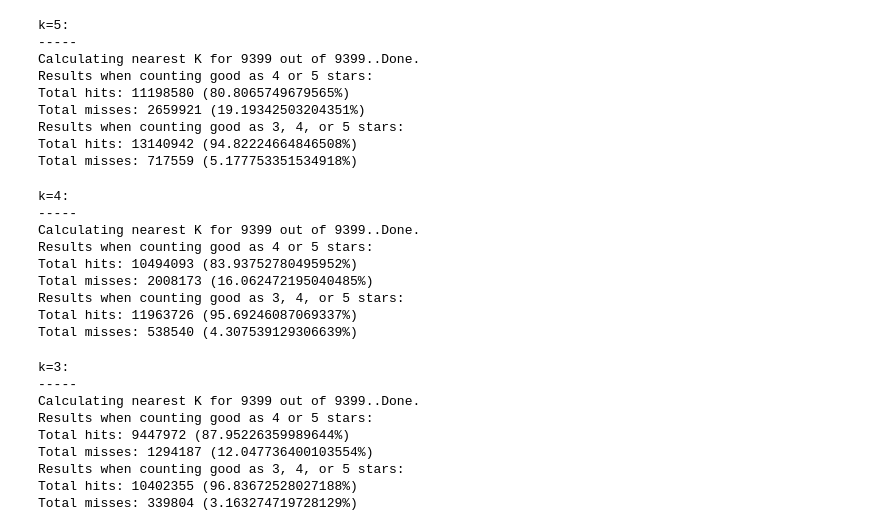
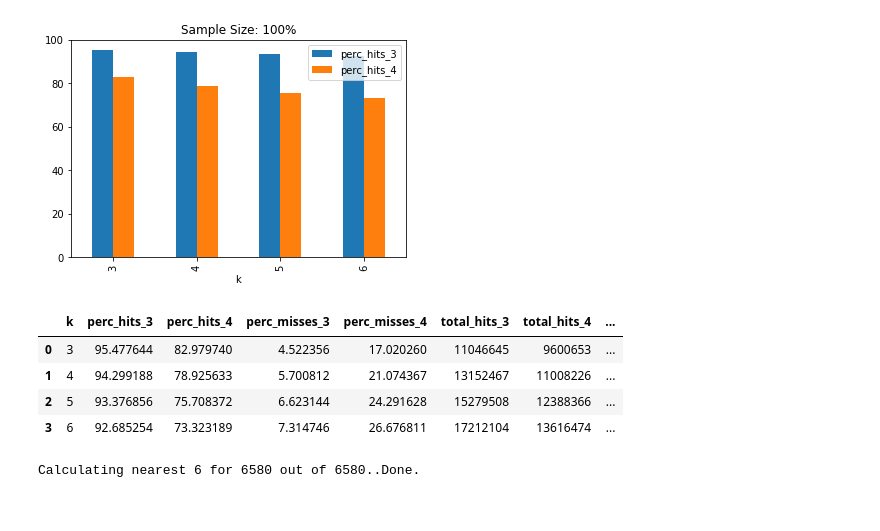
Before and after one commit to Clacket/clacket, a Jupyter notebook: prediction_lab.ipynb, the cells around one changed output. Saved outputs shown, nothing was run; the diff lists cells and outputs as text; code cells hidden in the pictures.

Commit message:
Results for various sample sizes.

```diff
--- a/prediction_lab.ipynb
+++ b/prediction_lab.ipynb
@@ -7,13 +8,5 @@ matrix = DistanceMatrix(folder)
 matrix.load()
 # %%
 movies = ['1'] + list(matrix.matrix['1'].keys())
-# %%
-import random
-from math import ceil
-
-training_size = ceil(0.7 * len(movies))
-training_set = random.sample(movies, training_size)
-# testing_set = [x for x in movies if x not in training_set]
-testing_set = movies
 # %%
 import sys
@@ -91,36 +94,27 @@ Total misses: 3265874 (21.468111295350752%)
-# %%
-predict_and_print(training_set, matrix, k=5)
-# %% [output]
-k=5:
------
-Calculating nearest K for 9399 out of 9399..Done.
-Results when counting good as 4 or 5 stars:
-Total hits: 11198580 (80.8065749679565%)
-Total misses: 2659921 (19.19342503204351%)
-Results when counting good as 3, 4, or 5 stars:
-Total hits: 13140942 (94.82224664846508%)
-Total misses: 717559 (5.177753351534918%)
-# %%
-predict_and_print(training_set, matrix, k=4)
-# %% [output]
-k=4:
------
-Calculating nearest K for 9399 out of 9399..Done.
-Results when counting good as 4 or 5 stars:
-Total hits: 10494093 (83.93752780495952%)
-Total misses: 2008173 (16.062472195040485%)
-Results when counting good as 3, 4, or 5 stars:
-Total hits: 11963726 (95.69246087069337%)
-Total misses: 538540 (4.307539129306639%)
-# %%
-predict_and_print(training_set, matrix, k=3)
-# %% [output]
-k=3:
------
-Calculating nearest K for 9399 out of 9399..Done.
-Results when counting good as 4 or 5 stars:
-Total hits: 9447972 (87.95226359989644%)
-Total misses: 1294187 (12.047736400103554%)
-Results when counting good as 3, 4, or 5 stars:
-Total hits: 10402355 (96.83672528027188%)
-Total misses: 339804 (3.163274719728129%)
+# %%
+t_set1 = testing_set(1, movies)
+df1 = predict(t_set1, matrix, ks=[3,4,5,6])
+# %%
+import matplotlib.pyplot as plt
+import pylab
+
+def plot(df, size_str):
+    df.plot.bar(x='k', y=['perc_hits_3', 'perc_hits_4'], ylim=(0,100))
+    plt.title('Sample Size: {0}'.format(size_str))
+    saved = pylab.savefig('Results_{0}.png'.format(size_str[:-1]))
+    plt.show()
+# %%
+plot(df1, '100%')
+df1
+# %% [output]
+[figure, added]
+|  | k | perc_hits_3 | perc_hits_4 | perc_misses_3 | perc_misses_4 | total_hits_3 | total_hits_4 | ... |
+| 0 | 3 | 95.477644 | 82.979740 | 4.522356 | 17.020260 | 11046645 | 9600653 | ... |
+| 1 | 4 | 94.299188 | 78.925633 | 5.700812 | 21.074367 | 13152467 | 11008226 | ... |
+| 2 | 5 | 93.376856 | 75.708372 | 6.623144 | 24.291628 | 15279508 | 12388366 | ... |
+| 3 | 6 | 92.685254 | 73.323189 | 7.314746 | 26.676811 | 17212104 | 13616474 | ... |
+# %%
+t_set2 = testing_set(0.7, movies)
+df2 = predict(t_set2, matrix, ks=[3,4,5,6])
+# %% [output]
+Calculating nearest 6 for 6580 out of 6580..Done.
```
Also changed, not shown: parts of 8 cells of this notebook, 6 other files.
